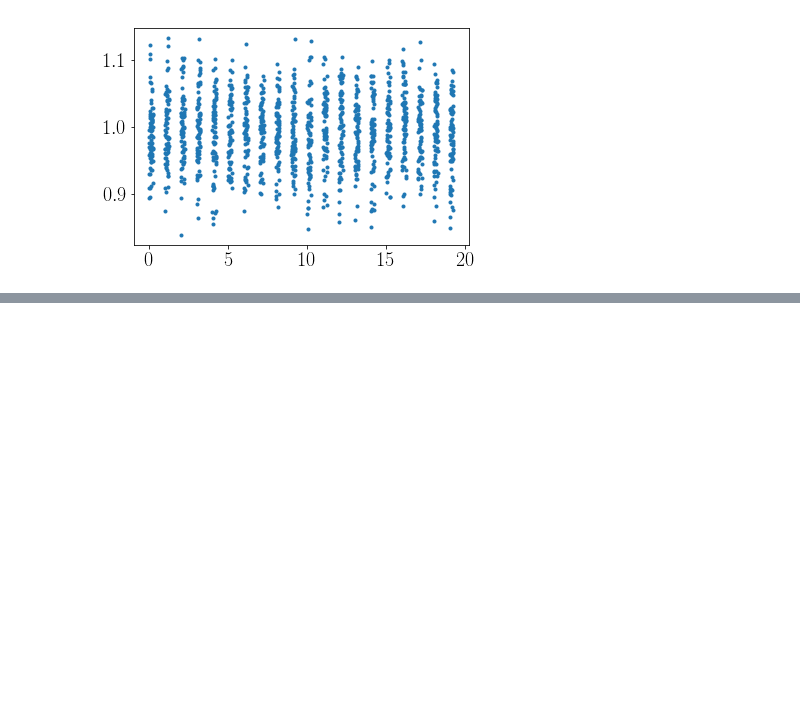
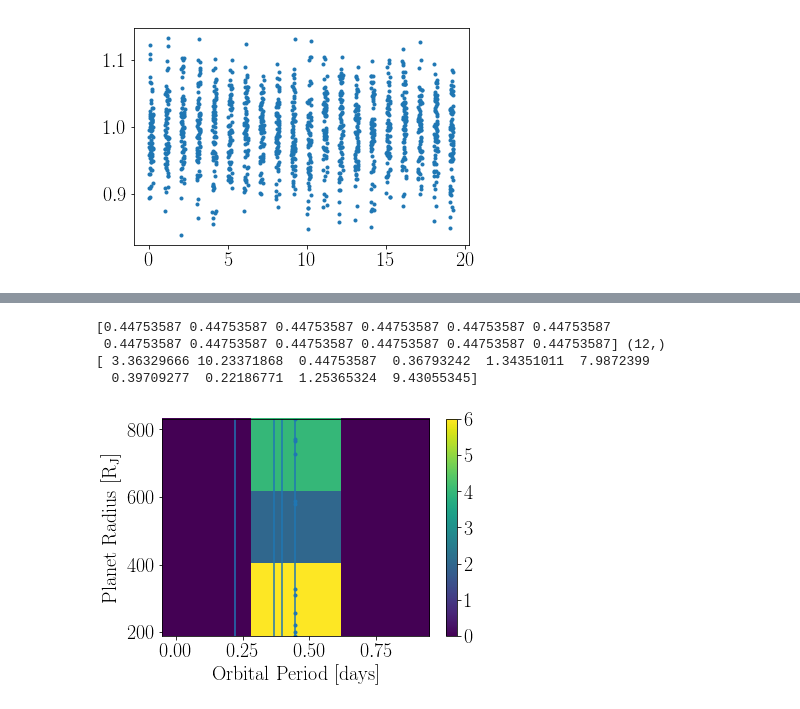
Before and after one commit to RuthAngus/extragalactic-exoplanets, a Jupyter notebook: Proof-of-concept.ipynb, the cells around one changed output, grey strips where cells are left out. Drawn from its saved outputs; the diff is of its cells as text; code cells hidden in the pictures; blank space fills up the shorter version.

```diff
--- a/Proof-of-concept.ipynb
+++ b/Proof-of-concept.ipynb
@@ -373,0 +389,2 @@ False
+# %%
+recovered, true_p = run_bls(porbs, radii)
@@ -373,0 +402,41 @@ False
+# %%
+from mpl_toolkits.axes_grid1 import make_axes_locatable
+
+def make_plot(true_p, true_r, recovered, porbs, radii):
+    Norbs, Nrads = len(porbs), len(radii)
+
+    #  rows = periods, columns = radii
+    success = abs(true_p - recovered)/true_p
+    success_m = success < .5
+
+    recovered_p, recovered_r = [], []
+    for row, _ in enumerate(success_m[:, 0]):
+        recovered_p.append(true_p[row, :][success_m[row, :]])
+        recovered_r.append(radii[success_m[row, :]]/rjup)
+
+    recovered_p = np.array([i for j in recovered_p for i in j])
+    recovered_r = np.array([i for j in recovered_r for i in j])
+
+    print(recovered_p, np.shape(recovered_p))
+#     print(recovered_r, np.shape(recovered_r))
+
+    plt.plot(recovered_p, recovered_r, ".")
+    print(porbs)
+    for i in porbs:
+        plt.axvline(i)
+#     plt.plot(porbs, radii, ".")
+    hist = plt.hist2d(recovered_p, recovered_r, bins=3)
+#     print(hist)
+    plt.xlabel("$\mathrm{Orbital~Period~[days]}$")
+    plt.ylabel("$\mathrm{Planet~Radius~[R_J]}$")
+    plt.colorbar()
+
+#     plt.savefig("test.pdf")
+# %%
+make_plot(true_p, true_r, recovered, porbs, radii)
+# %% [output]
+[0.44753587 0.44753587 0.44753587 0.44753587 0.44753587 0.44753587
+ 0.44753587 0.44753587 0.44753587 0.44753587 0.44753587 0.44753587] (12,)
+[ 3.36329666 10.23371868  0.44753587  0.36793242  1.34351011  7.9872399
+  0.39709277  0.22186771  1.25365324  9.43055345]
+[figure, added]
```
Also changed, not shown: parts of 8 cells of this notebook.
